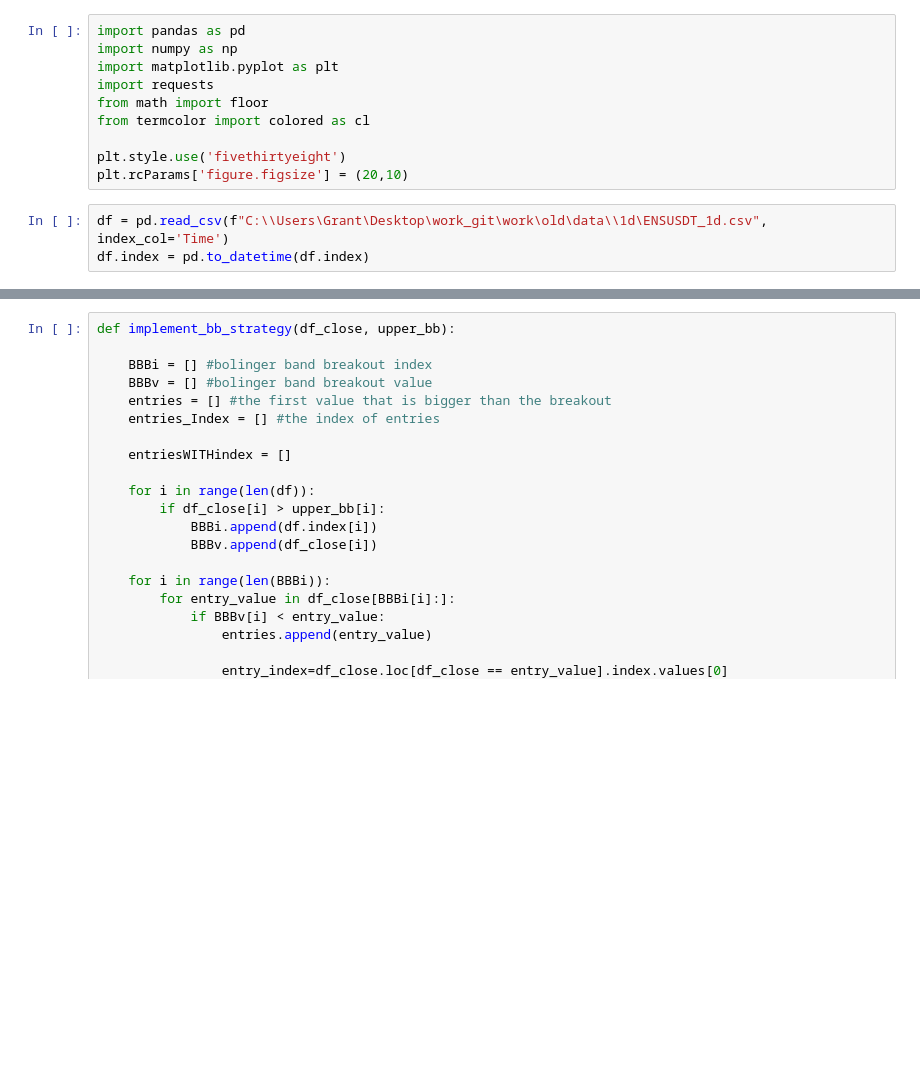
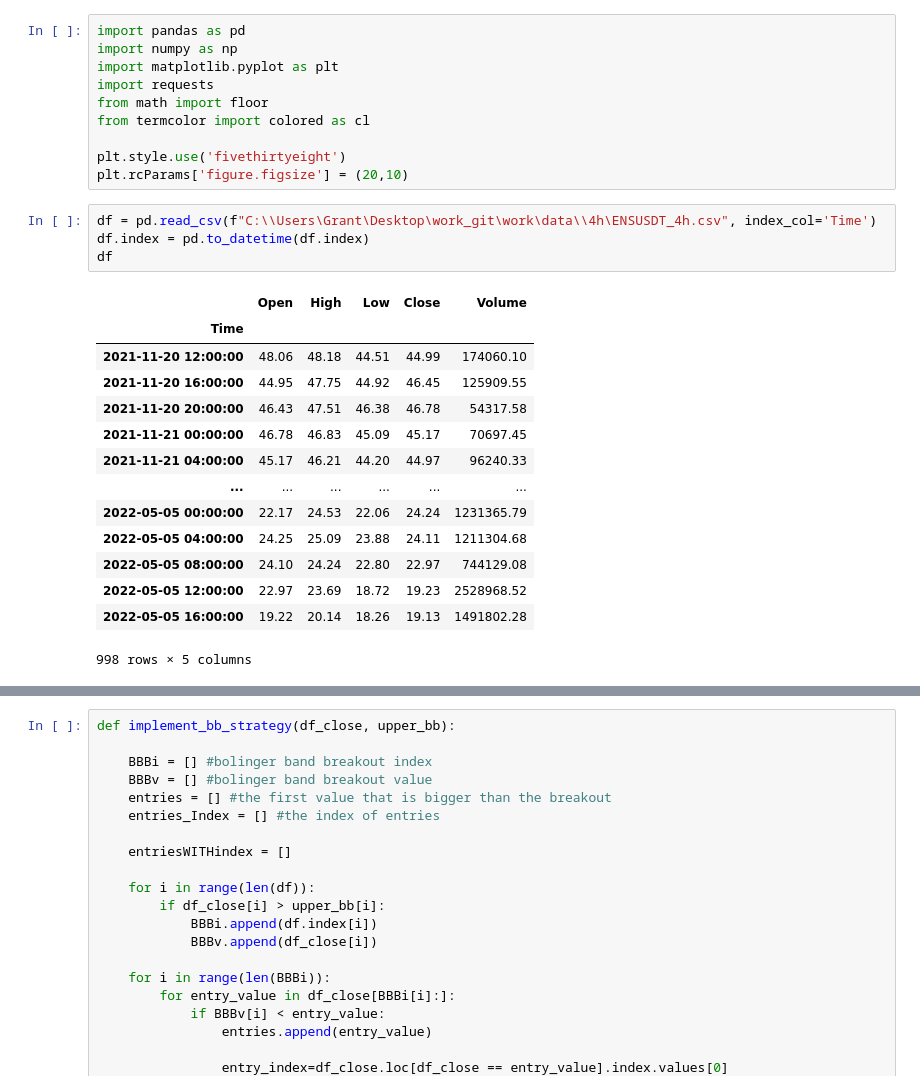
Before and after one commit to elcreek/work, a Jupyter notebook: BBBreakout.ipynb, the cells around one changed output, grey strips where cells are left out. Cells and saved outputs as stored; diff of their text form; blank space fills up the shorter version.

```diff
--- a/BBBreakout.ipynb
+++ b/BBBreakout.ipynb
@@ -11,8 +11,24 @@ from termcolor import colored as cl
 plt.style.use('fivethirtyeight')
 plt.rcParams['figure.figsize'] = (20,10)
 # %%
-df = pd.read_csv(f"C:\\Users\Grant\Desktop\work_git\work\old\data\\1d\ENSUSDT_1d.csv", index_col='Time')
+df = pd.read_csv(f"C:\\Users\Grant\Desktop\work_git\work\data\\4h\ENSUSDT_4h.csv", index_col='Time')
 df.index = pd.to_datetime(df.index)
+df
+# %% [output]
+|  | Open | High | Low | Close | Volume |
+| Time |  |  |  |  |  |
+| 2021-11-20 12:00:00 | 48.06 | 48.18 | 44.51 | 44.99 | 174060.10 |
+| 2021-11-20 16:00:00 | 44.95 | 47.75 | 44.92 | 46.45 | 125909.55 |
+| 2021-11-20 20:00:00 | 46.43 | 47.51 | 46.38 | 46.78 | 54317.58 |
+| 2021-11-21 00:00:00 | 46.78 | 46.83 | 45.09 | 45.17 | 70697.45 |
+| 2021-11-21 04:00:00 | 45.17 | 46.21 | 44.20 | 44.97 | 96240.33 |
+| ... | ... | ... | ... | ... | ... |
+| 2022-05-05 00:00:00 | 22.17 | 24.53 | 22.06 | 24.24 | 1231365.79 |
+| 2022-05-05 04:00:00 | 24.25 | 25.09 | 23.88 | 24.11 | 1211304.68 |
+| 2022-05-05 08:00:00 | 24.10 | 24.24 | 22.80 | 22.97 | 744129.08 |
+| 2022-05-05 12:00:00 | 22.97 | 23.69 | 18.72 | 19.23 | 2528968.52 |
+| 2022-05-05 16:00:00 | 19.22 | 20.14 | 18.26 | 19.13 | 1491802.28 |
+998 rows × 5 columns
 # %%
 def sma(data, window):
     sma = data.rolling(window = window).mean()
```
Also changed, not shown: parts of 3 cells of this notebook, 11 other files.
